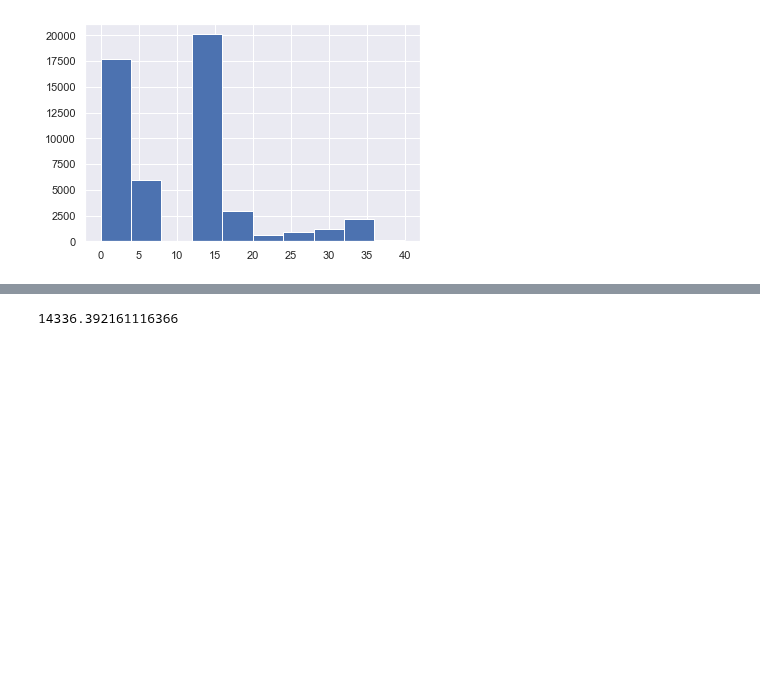
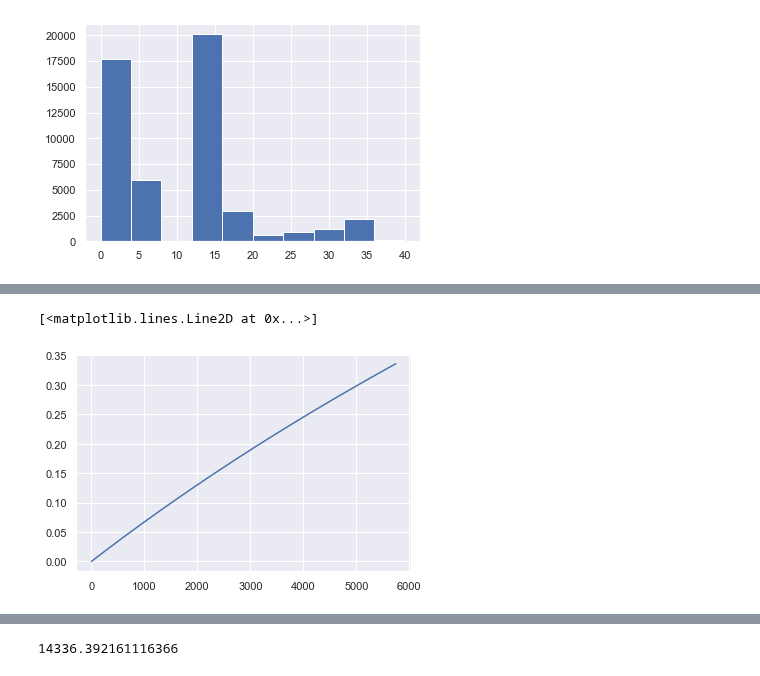
Before and after one commit to iuliivasilev/dev-survivors, a Jupyter notebook: demonstration/StratifiedExperiments.ipynb, the cells around one changed output, grey strips where cells are left out. Saved outputs shown, nothing was run; the diff lists cells and outputs as text; code cells hidden in the pictures; blank space fills up the shorter version.

```diff
--- a/demonstration/StratifiedExperiments.ipynb
+++ b/demonstration/StratifiedExperiments.ipynb
@@ -503,0 +511,5 @@ array([[1.        , 0.99993062, 0.99986124, ..., 0.71506102, 0.71502555,
+# %%
+plt.plot(aftLog.predict_hazard_at_times(X.iloc[[0], ], bins)[0])
+# %% [output]
+[<matplotlib.lines.Line2D at 0x...>]
+[figure, added]
```
Also changed, not shown: parts of 10 cells of this notebook, 1 other file.
